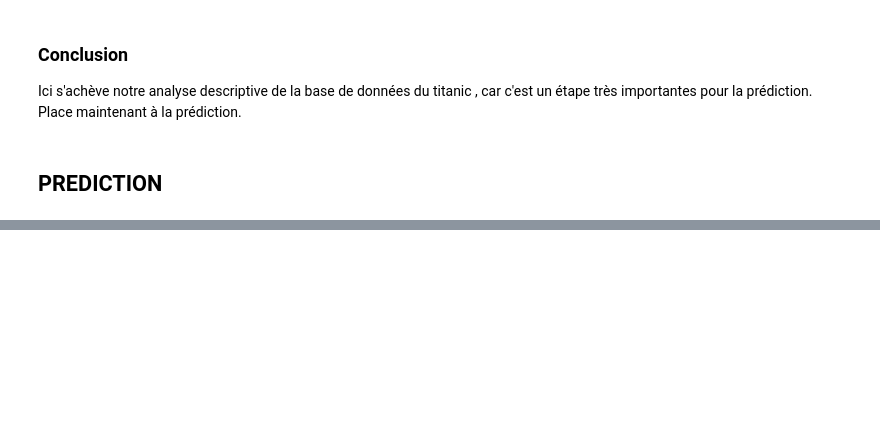
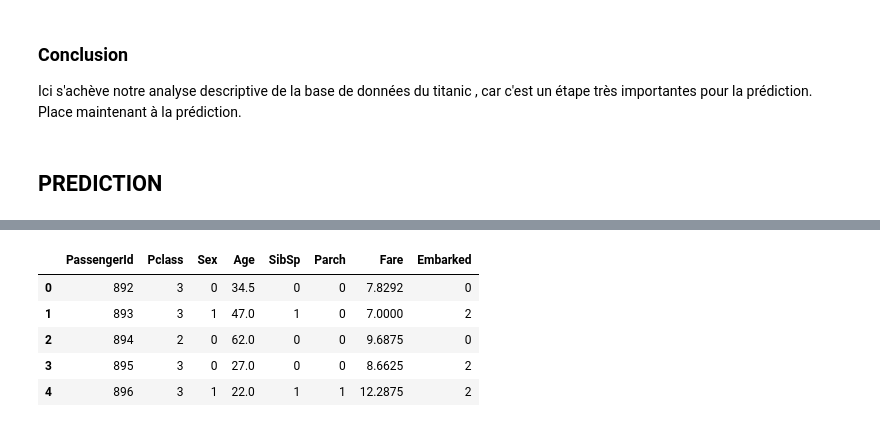
Before and after one commit to danzabe-boris/titanic, a Jupyter notebook: titanic-competition.ipynb, the cells around one changed output, grey strips where cells are left out. Drawn from its saved outputs; the diff is of its cells as text; code cells hidden in the pictures; blank space fills up the shorter version.

```diff
--- a/titanic-competition.ipynb
+++ b/titanic-competition.ipynb
@@ -276,0 +287,2 @@ model_1.score(X_test, y_test)
+# %%
+data_test = data_test.drop(["Name", "Ticket", "Cabin"], axis = 1)
@@ -276,0 +301,15 @@ model_1.score(X_test, y_test)
+# %%
+data_test["Age"] = data_test["Age"].fillna(data_test["Age"].mean())
+data_test["Fare"] = data_test["Fare"].fillna(data_test["Fare"].mean())
+data_test = data_test.apply(encodageEmbarked, axis="columns")
+data_test = data_test.apply(encodageSex, axis="columns")
+X = data_test.drop("PassengerId", axis =1)
+# %%
+data_test.head()
+# %% [output]
+|  | PassengerId | Pclass | Sex | Age | SibSp | Parch | Fare | Embarked |
+| 0 | 892 | 3 | 0 | 34.5 | 0 | 0 | 7.8292 | 0 |
+| 1 | 893 | 3 | 1 | 47.0 | 1 | 0 | 7.0000 | 2 |
+| 2 | 894 | 2 | 0 | 62.0 | 0 | 0 | 9.6875 | 0 |
+| 3 | 895 | 3 | 0 | 27.0 | 0 | 0 | 8.6625 | 2 |
+| 4 | 896 | 3 | 1 | 22.0 | 1 | 1 | 12.2875 | 2 |
```
Also changed, not shown: parts of 10 cells of this notebook.
